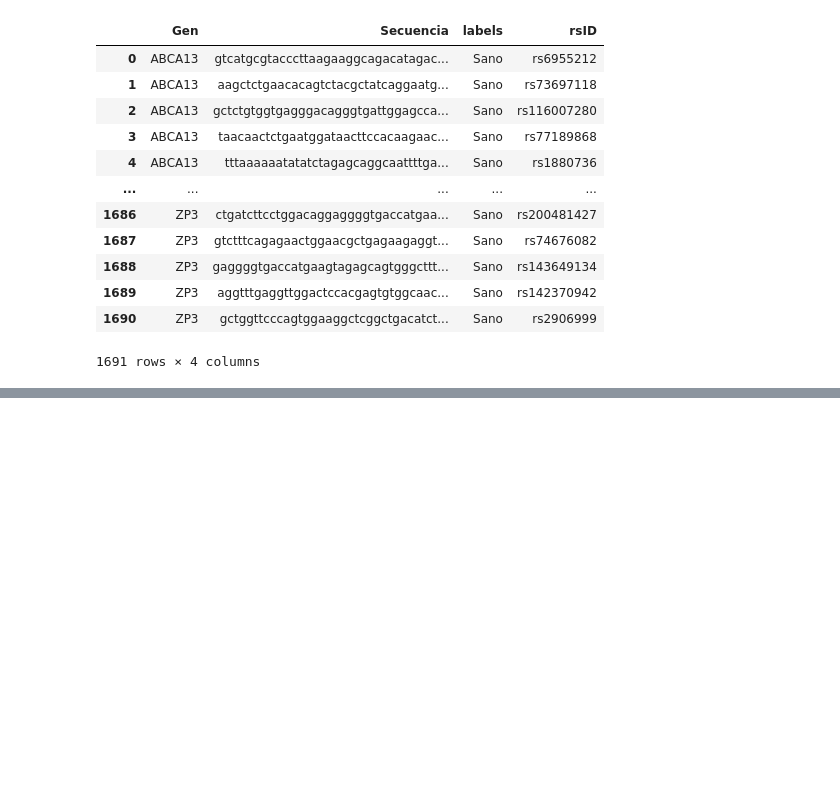
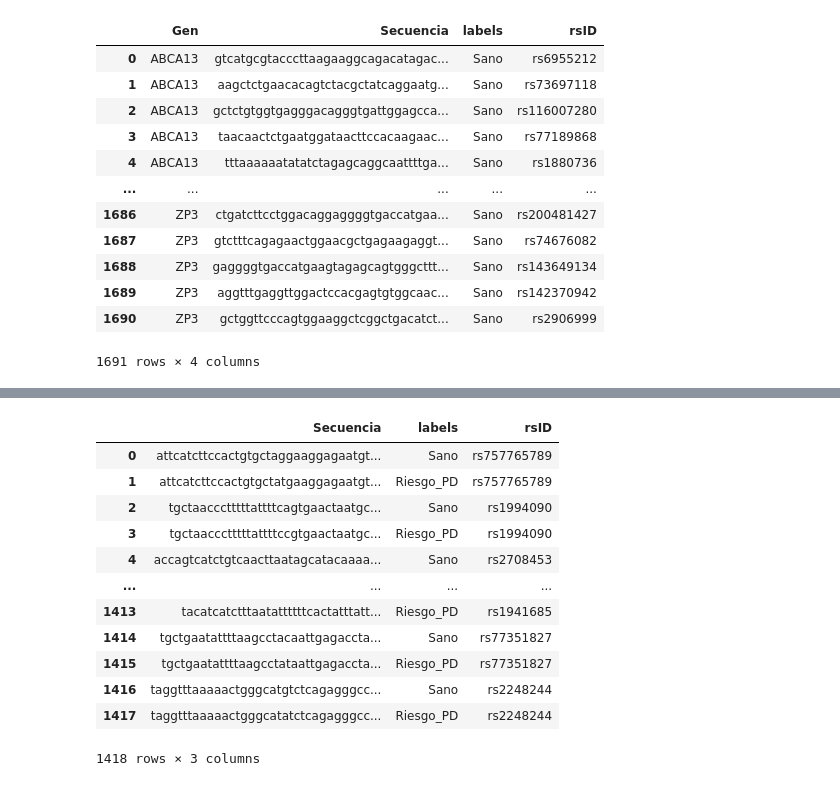
Before and after one commit to jbs1009/TFM_Jorge_Bermejo_Sacristan, a Jupyter notebook: Secuencias_ClinVar.ipynb, the cells around one changed output, grey strips where cells are left out. Drawn from its saved outputs; the diff is of its cells as text; code cells hidden in the pictures; blank space fills up the shorter version.

```diff
--- a/Secuencias_ClinVar.ipynb
+++ b/Secuencias_ClinVar.ipynb
@@ -164,0 +183,20 @@ df_nuevas_sanas
+# %%
+df_flancos_20 = pd.read_csv("/home/jbs1009/TFM/datosGene4PD/base_flanqueantes_20_OR_1418_con_rsid.csv")
+# %%
+df_flancos_20.rename(columns = {"Etiqueta": "labels"}, inplace = True)
+# %%
+df_flancos_20
+# %% [output]
+|  | Secuencia | labels | rsID |
+| 0 | attcatcttccactgtgctaggaaggagaatgt... | Sano | rs757765789 |
+| 1 | attcatcttccactgtgctatgaaggagaatgt... | Riesgo_PD | rs757765789 |
+| 2 | tgctaaccctttttattttcagtgaactaatgc... | Sano | rs1994090 |
+| 3 | tgctaaccctttttattttccgtgaactaatgc... | Riesgo_PD | rs1994090 |
+| 4 | accagtcatctgtcaacttaatagcatacaaaa... | Sano | rs2708453 |
+| ... | ... | ... | ... |
+| 1413 | tacatcatctttaatattttttcactatttatt... | Riesgo_PD | rs1941685 |
+| 1414 | tgctgaatattttaagcctacaattgagaccta... | Sano | rs77351827 |
+| 1415 | tgctgaatattttaagcctataattgagaccta... | Riesgo_PD | rs77351827 |
+| 1416 | taggtttaaaaactgggcatgtctcagagggcc... | Sano | rs2248244 |
+| 1417 | taggtttaaaaactgggcatatctcagagggcc... | Riesgo_PD | rs2248244 |
+1418 rows × 3 columns
```
Also changed, not shown: parts of 5 cells of this notebook.
